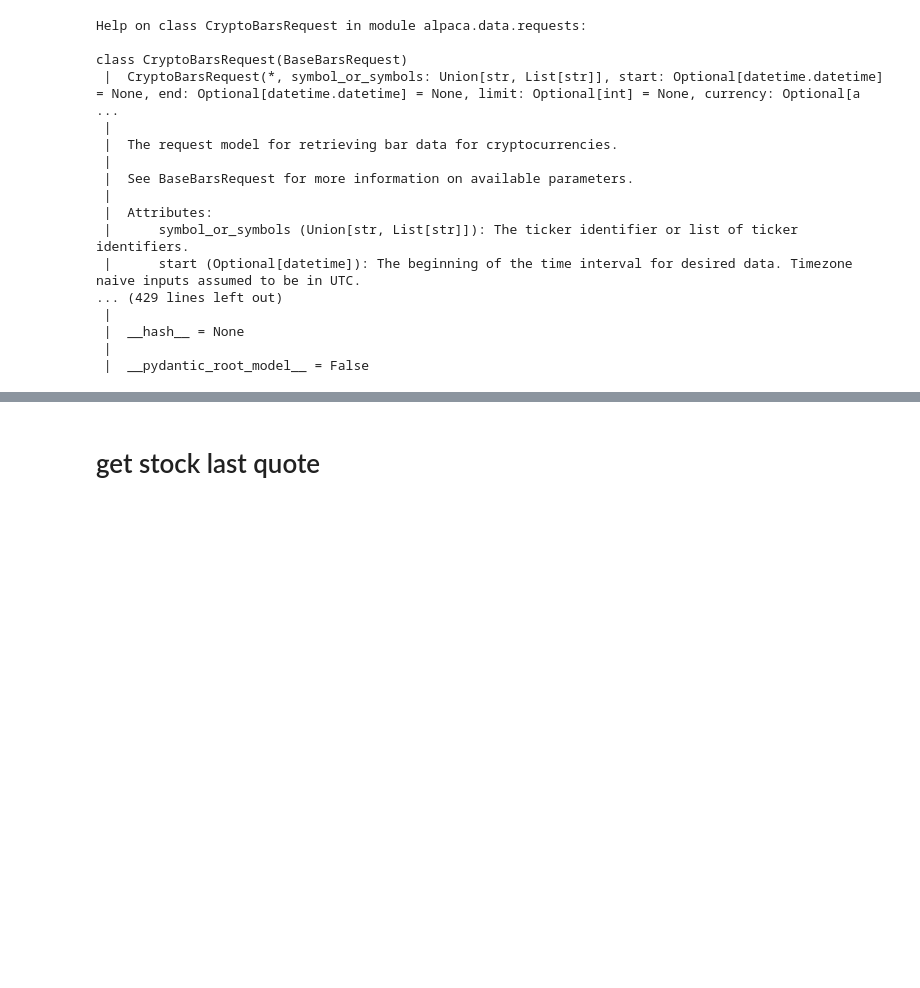
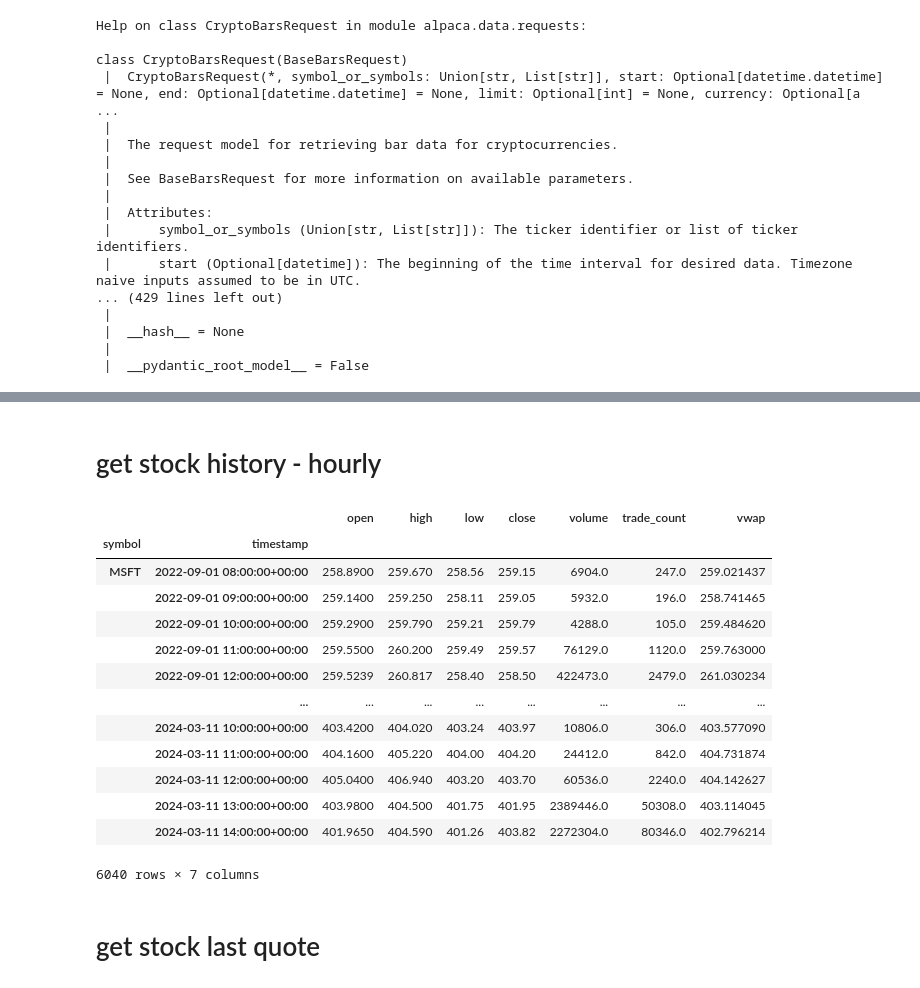
Before and after one commit to jklen/cataclysmic_alpha, a Jupyter notebook: notebooks/alpaca-py_exploration.ipynb, the cells around one changed output, grey strips where cells are left out. Saved outputs shown, nothing was run; the diff lists cells and outputs as text; code cells hidden in the pictures; blank space fills up the shorter version.

```diff
--- a/notebooks/alpaca-py_exploration.ipynb
+++ b/notebooks/alpaca-py_exploration.ipynb
@@ -181,3 +162,29 @@ stock_bars.df
+# %% [markdown]
+# get stock history - hourly
+# %%
+request_params = StockBarsRequest(
+    symbol_or_symbols=["MSFT"],
+    timeframe=TimeFrame.Hour,
+    start=datetime(2022, 9, 1),
+    end= datetime.now() - timedelta(hours=2)
+)
+stock_bars = stock_client.get_stock_bars(request_params=request_params)
+stock_bars.df
+# %% [output]
+|  |  | open | high | low | close | volume | trade_count | vwap |
+| symbol | timestamp |  |  |  |  |  |  |  |
+| MSFT | 2022-09-01 08:00:00+00:00 | 258.8900 | 259.670 | 258.56 | 259.15 | 6904.0 | 247.0 | 259.021437 |
+|  | 2022-09-01 09:00:00+00:00 | 259.1400 | 259.250 | 258.11 | 259.05 | 5932.0 | 196.0 | 258.741465 |
+|  | 2022-09-01 10:00:00+00:00 | 259.2900 | 259.790 | 259.21 | 259.79 | 4288.0 | 105.0 | 259.484620 |
+|  | 2022-09-01 11:00:00+00:00 | 259.5500 | 260.200 | 259.49 | 259.57 | 76129.0 | 1120.0 | 259.763000 |
+|  | 2022-09-01 12:00:00+00:00 | 259.5239 | 260.817 | 258.40 | 258.50 | 422473.0 | 2479.0 | 261.030234 |
+|  | ... | ... | ... | ... | ... | ... | ... | ... |
+|  | 2024-03-11 10:00:00+00:00 | 403.4200 | 404.020 | 403.24 | 403.97 | 10806.0 | 306.0 | 403.577090 |
+|  | 2024-03-11 11:00:00+00:00 | 404.1600 | 405.220 | 404.00 | 404.20 | 24412.0 | 842.0 | 404.731874 |
+|  | 2024-03-11 12:00:00+00:00 | 405.0400 | 406.940 | 403.20 | 403.70 | 60536.0 | 2240.0 | 404.142627 |
+|  | 2024-03-11 13:00:00+00:00 | 403.9800 | 404.500 | 401.75 | 401.95 | 2389446.0 | 50308.0 | 403.114045 |
+|  | 2024-03-11 14:00:00+00:00 | 401.9650 | 404.590 | 401.26 | 403.82 | 2272304.0 | 80346.0 | 402.796214 |
+6040 rows × 7 columns
 # %% [markdown]
 # get stock last quote
 # %%
```
Also changed, not shown: parts of 42 cells of this notebook, 2 other files.
